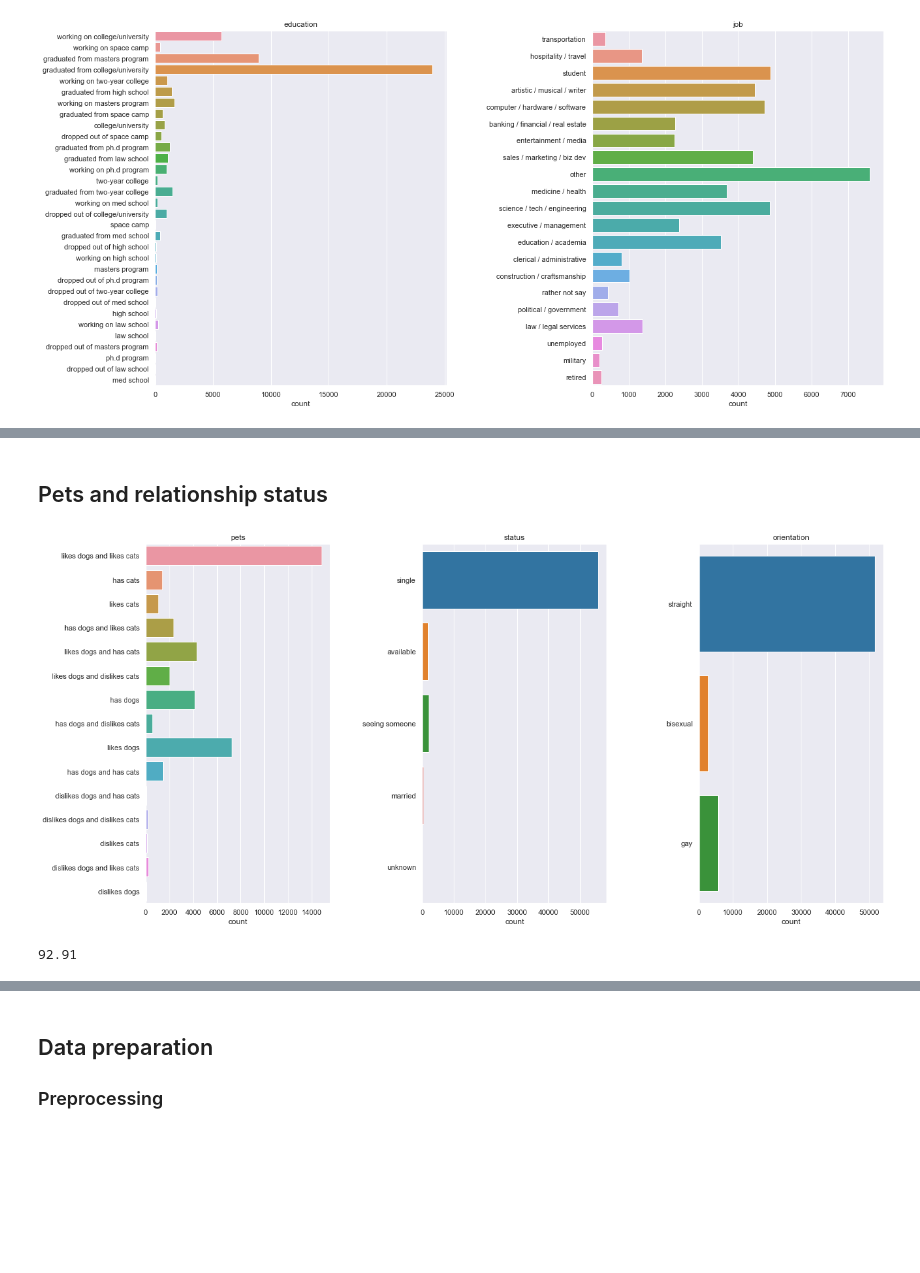
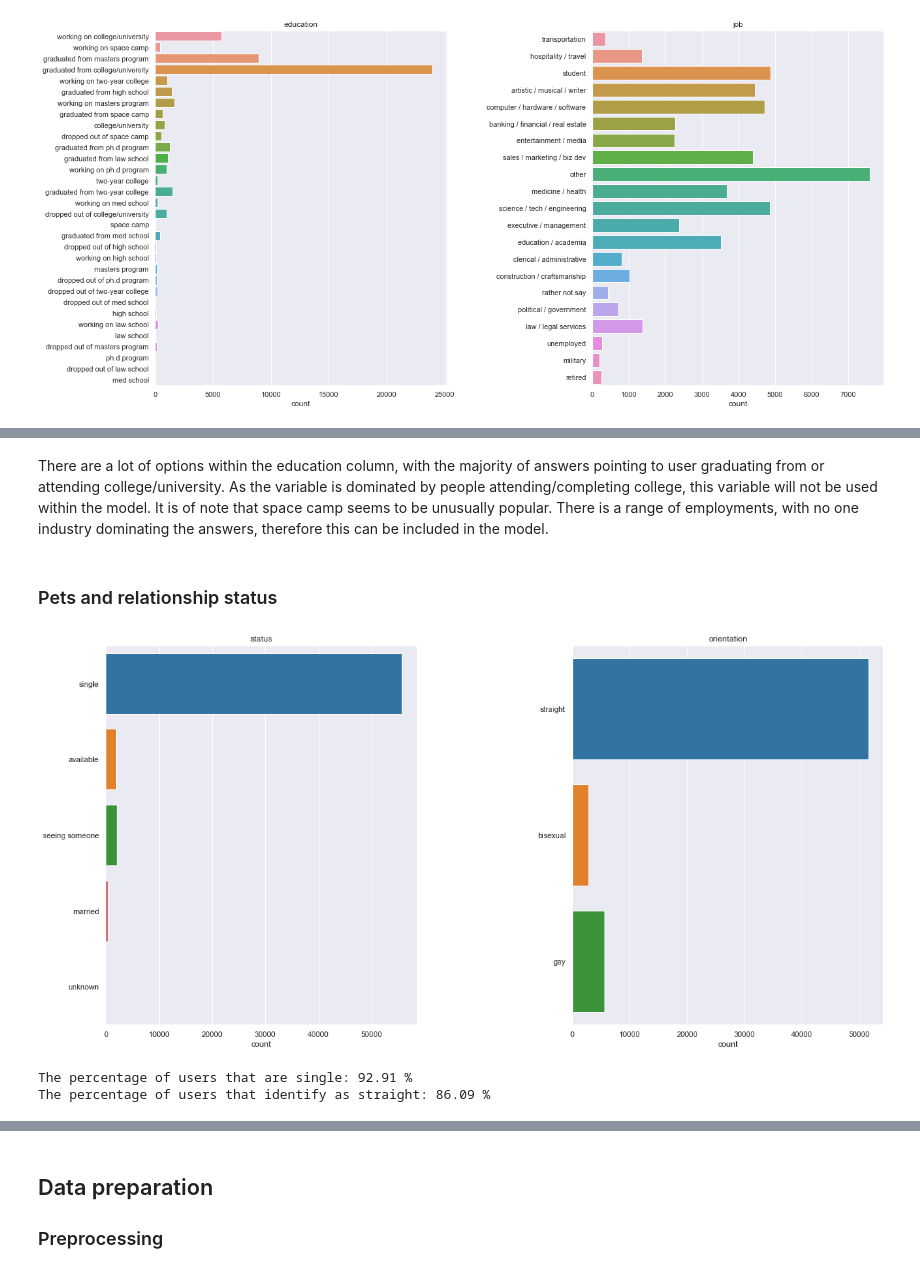
Before and after one commit to LottesofCode/Portfolio, a Jupyter notebook: _notebooks/2022-06-22-date-a-scientist.ipynb, the cells around one changed output, grey strips where cells are left out. Cells and saved outputs as stored; diff of their text form; code cells hidden in the pictures; blank space fills up the shorter version.

```diff
--- a/_notebooks/2022-06-22-date-a-scientist.ipynb
+++ b/_notebooks/2022-06-22-date-a-scientist.ipynb
@@ -392,16 +392,23 @@ dropped out of law school               18
 dropped out of med school               12
 med school                              11
 Name: education, dtype: int64
+# %% [markdown]
+There are a lot of options within the education column, with the majority of answers pointing to user graduating from or attending college/university. As the variable is dominated by people attending/completing college, this variable will not be used within the model.  It is of note that space camp seems to be unusually popular.
+There is a range of employments, with no one industry dominating the answers, therefore this can be included in the model.
 # %% [markdown]
-## Pets and relationship status
+### Pets and relationship status
 # %%
-pets_status = ['pets', 'status', 'orientation']
-plotting_tool(okc, pets_status, 20, 10)
+rel_status = ['status', 'orientation']
+plotting_tool(okc, rel_status, 20, 10)
 # %% [output]
-[figure, old version]
+[figure, new version]
 # %%
 single = (okc.status == 'single').value_counts()
 single_percent = round((single[1] / (single[1] + single[0])) * 100, 2)
-print(single_percent)
+print(f'The percentage of users that are single: {single_percent} %')
+straight = (okc.orientation == 'straight').value_counts()
+straight_percent = round((straight[1] / (straight[1] + straight[0])) * 100, 2)
+print(f'The percentage of users that identify as straight: {straight_percent} %')
 # %% [output]
-92.91
+The percentage of users that are single: 92.91 %
+The percentage of users that identify as straight: 86.09 %
```
Also changed, not shown: parts of 64 cells of this notebook.
